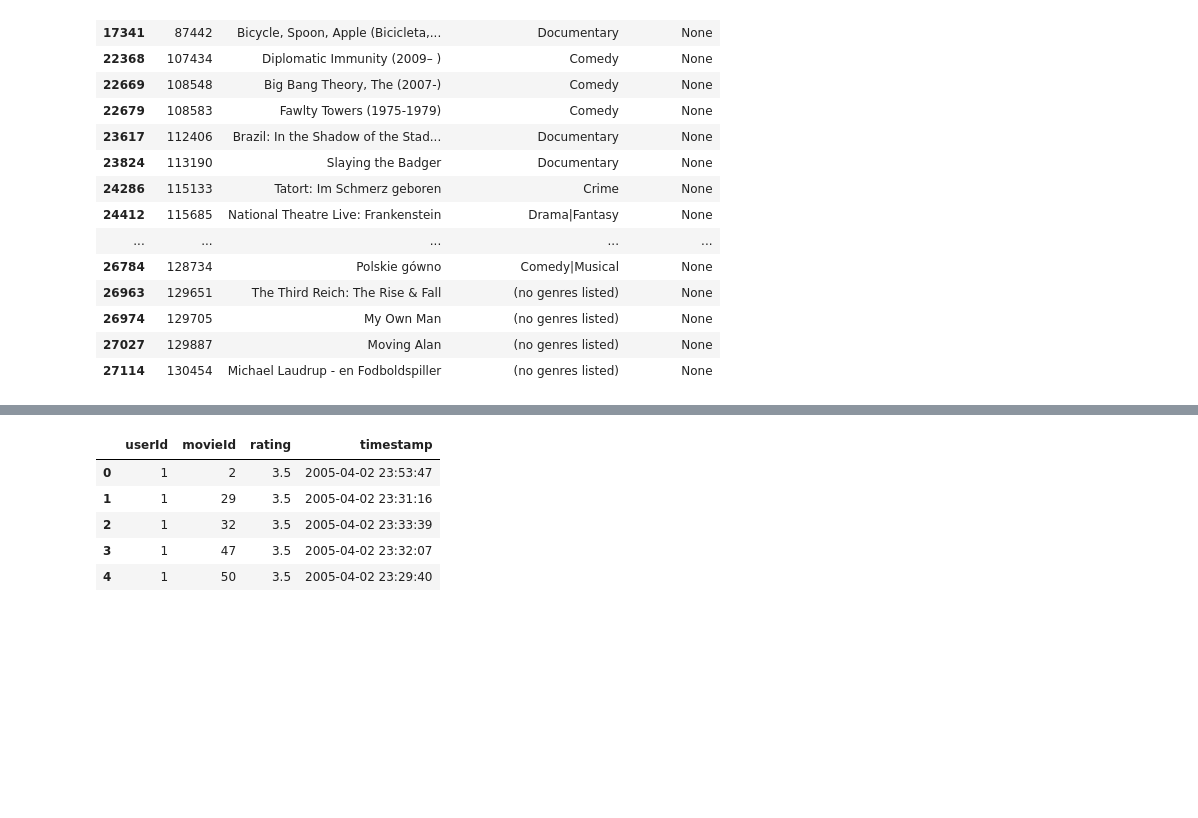
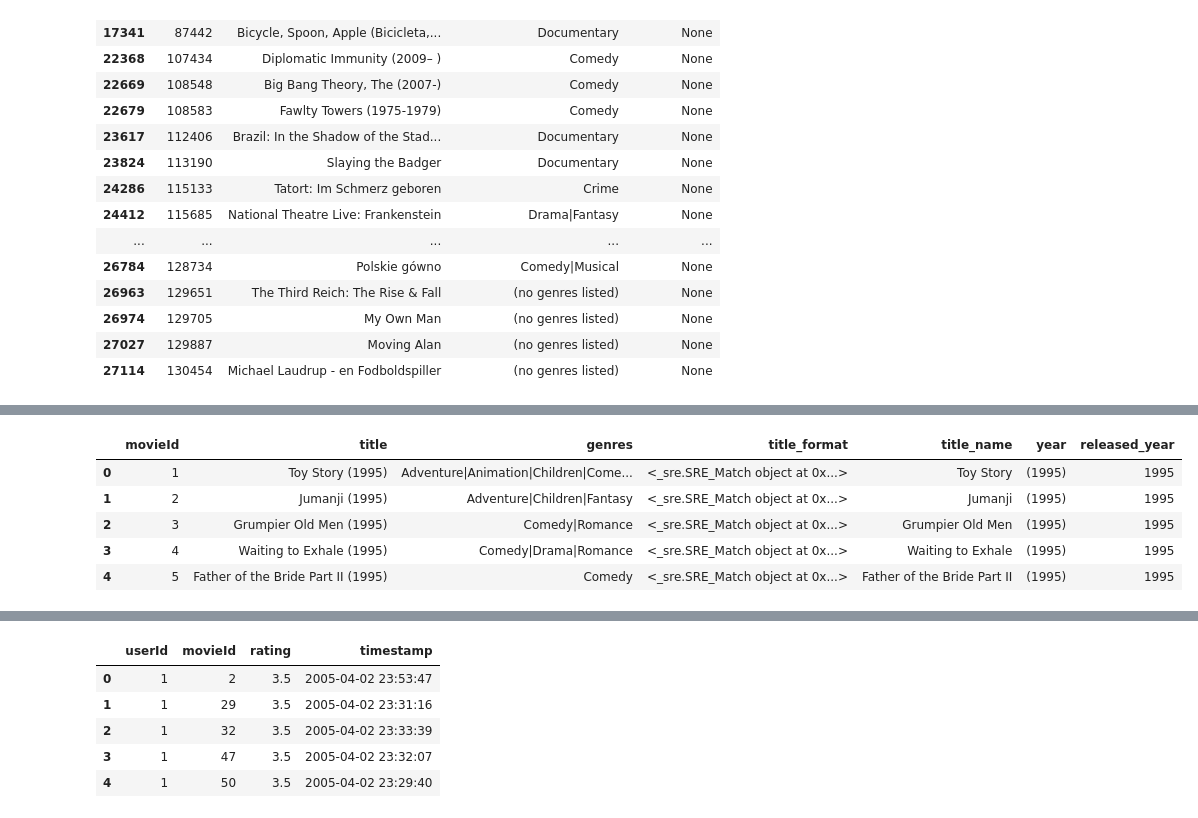
Before and after one commit to ah3200/movielens, a Jupyter notebook: data-exploration.ipynb, the cells around one changed output, grey strips where cells are left out. Cells and saved outputs as stored; diff of their text form; code cells hidden in the pictures; blank space fills up the shorter version.

```diff
--- a/data-exploration.ipynb
+++ b/data-exploration.ipynb
@@ -58,0 +67,3 @@ movies[movies['title_format'].isnull()]
+# %%
+# Remove from list movies with no release year
+movies = movies[movies['title_format'].isnull()==False]
@@ -58,0 +74,2 @@ movies[movies['title_format'].isnull()]
+# %%
+movies['title_name'] = movies['title'].apply(lambda x: re.search('\(\d+\)',x))
@@ -58,0 +85,2 @@ movies[movies['title_format'].isnull()]
+# %%
+movies['year'] = movies['title'].apply(lambda x: re.search('\(\d+\)',x).group(0))
@@ -58,0 +124,11 @@ movies[movies['title_format'].isnull()]
+# %%
+movies['released_year'] = movies['year'].apply(lambda x: re.search('\d+',x).group())
+# %%
+movies.head()
+# %% [output]
+|  | movieId | title | genres | title_format | title_name | year | released_year |
+| 0 | 1 | Toy Story (1995) | Adventure|Animation|Children|Come... | <_sre.SRE_Match object at 0x...> | Toy Story | (1995) | 1995 |
+| 1 | 2 | Jumanji (1995) | Adventure|Children|Fantasy | <_sre.SRE_Match object at 0x...> | Jumanji | (1995) | 1995 |
+| 2 | 3 | Grumpier Old Men (1995) | Comedy|Romance | <_sre.SRE_Match object at 0x...> | Grumpier Old Men | (1995) | 1995 |
+| 3 | 4 | Waiting to Exhale (1995) | Comedy|Drama|Romance | <_sre.SRE_Match object at 0x...> | Waiting to Exhale | (1995) | 1995 |
+| 4 | 5 | Father of the Bride Part II (1995) | Comedy | <_sre.SRE_Match object at 0x...> | Father of the Bride Part II | (1995) | 1995 |
```
Also changed, not shown: parts of 10 cells of this notebook.
